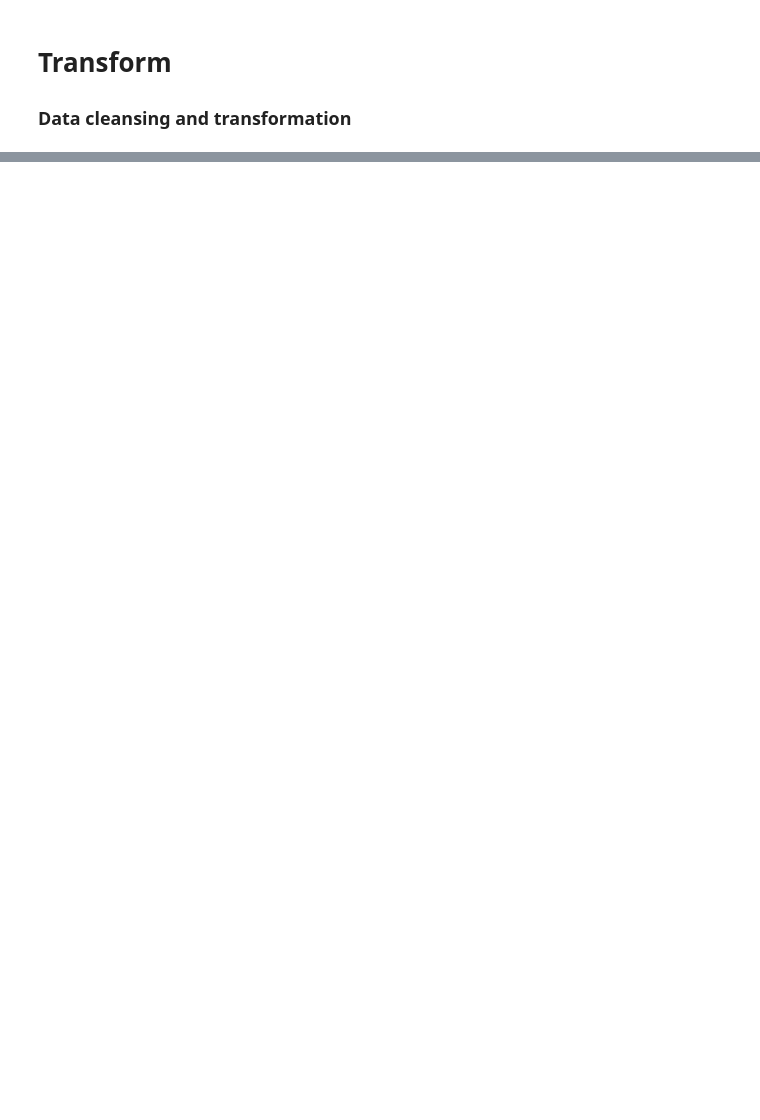
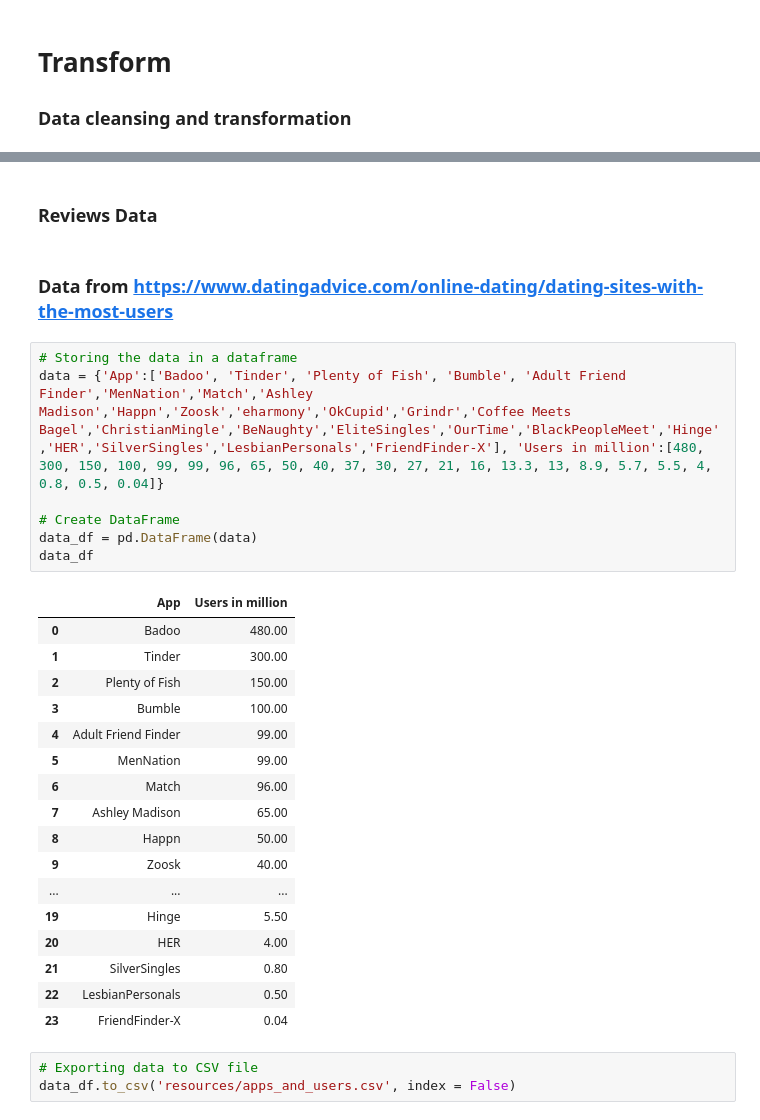
Before and after one commit to rita-s/love-finder, a Jupyter notebook: love_finder.ipynb, the cells around one changed output, grey strips where cells are left out. Drawn from its saved outputs; the diff is of its cells as text; blank space fills up the shorter version.

```diff
--- a/love_finder.ipynb
+++ b/love_finder.ipynb
@@ -44,0 +156,32 @@ reviews_df.head()
+# %% [markdown]
+### Reviews Data
+# %% [markdown]
+### Data from https://www.datingadvice.com/online-dating/dating-sites-with-the-most-users
+# %%
+# Storing the data in a dataframe
+data = {'App':['Badoo', 'Tinder', 'Plenty of Fish', 'Bumble', 'Adult Friend Finder','MenNation','Match','Ashley Madison','Happn','Zoosk','eharmony','OkCupid','Grindr','Coffee Meets Bagel','ChristianMingle','BeNaughty','EliteSingles','OurTime','BlackPeopleMeet','Hinge','HER','SilverSingles','LesbianPersonals','FriendFinder-X'], 'Users in million':[480, 300, 150, 100, 99, 99, 96, 65, 50, 40, 37, 30, 27, 21, 16, 13.3, 13, 8.9, 5.7, 5.5, 4, 0.8, 0.5, 0.04]}
+
+# Create DataFrame
+data_df = pd.DataFrame(data)
+data_df
+# %% [output]
+|  | App | Users in million |
+| 0 | Badoo | 480.00 |
+| 1 | Tinder | 300.00 |
+| 2 | Plenty of Fish | 150.00 |
+| 3 | Bumble | 100.00 |
+| 4 | Adult Friend Finder | 99.00 |
+| 5 | MenNation | 99.00 |
+| 6 | Match | 96.00 |
+| 7 | Ashley Madison | 65.00 |
+| 8 | Happn | 50.00 |
+| 9 | Zoosk | 40.00 |
+| ... | ... | ... |
+| 19 | Hinge | 5.50 |
+| 20 | HER | 4.00 |
+| 21 | SilverSingles | 0.80 |
+| 22 | LesbianPersonals | 0.50 |
+| 23 | FriendFinder-X | 0.04 |
+# %%
+# Exporting data to CSV file
+data_df.to_csv('resources/apps_and_users.csv', index = False)
```
Also changed, not shown: parts of 17 cells of this notebook, 1 other file.
